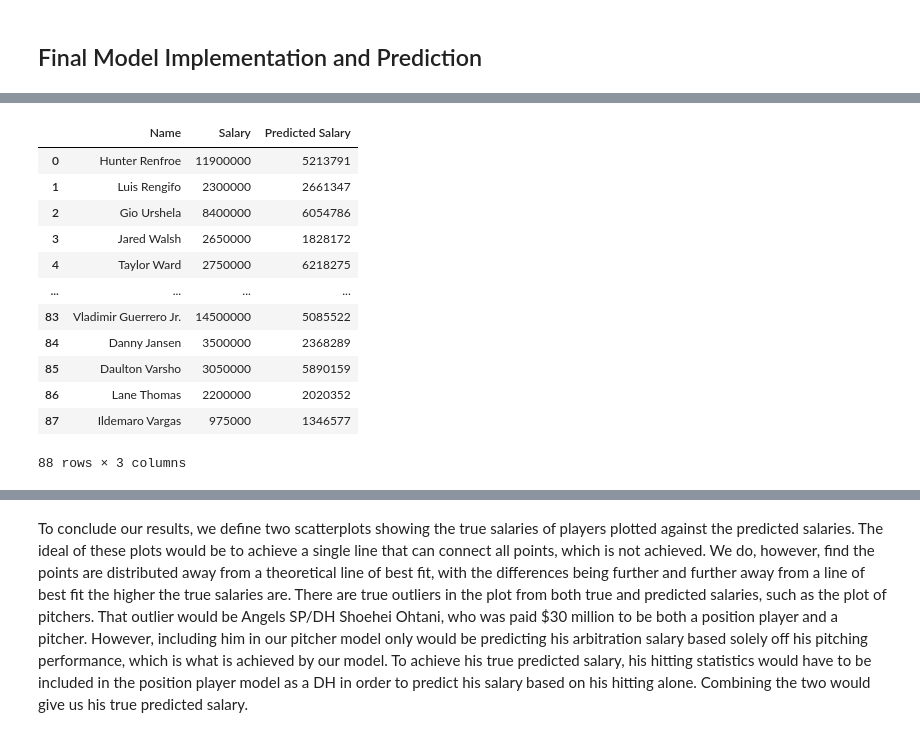
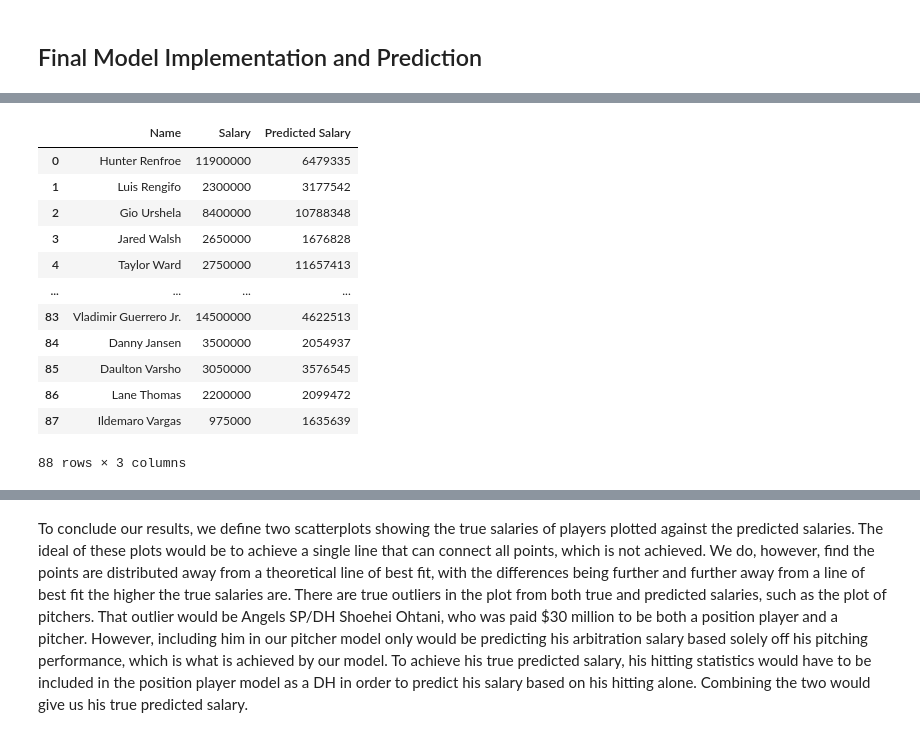
Before and after one commit to COGS118A/Group029-SP23, a Jupyter notebook: FinalProject_Group029-SP23.ipynb, the cells around one changed output, grey strips where cells are left out. Saved outputs shown, nothing was run; the diff lists cells and outputs as text; code cells hidden in the pictures.

```diff
--- a/FinalProject_Group029-SP23.ipynb
+++ b/FinalProject_Group029-SP23.ipynb
@@ -948,4 +948,7 @@ pitchers_standard_scale_cols = ['FIP', 'CSW%', 'BB/9', 'RE24', 'AVG']
 pitchers_one_hot_cols = ['Position', 'Service Time']
+# %%
+scaler_player_salary = StandardScaler().fit(df_plyrs['Salary'].values.reshape(-1,1))
+scaler_pitcher_salary = StandardScaler().fit(df_pitchers['Salary'].values.reshape(-1,1))
 # %%
 df_plyrs_scaled = apply_scaler_to_columns(df_plyrs, MinMaxScaler(), plyrs_min_max_cols)
 df_plyrs_scaled = apply_scaler_to_columns(df_plyrs_scaled, StandardScaler(), plyrs_standard_scale_cols)
@@ -1431,7 +1506,7 @@ model_plyrs = nn_model_plyr
 # Use Keras Sequential to predict salaries for 2023 position players
 hit_data_2023_features = hit_2023.drop(['Name', 'Salary'], axis = 1)
 plyrs_salaries = pd.DataFrame()
-pred_hit_salary = model_plyrs.predict(hit_data_2023_features)
+pred_hit_salary = scaler_player_salary.inverse_transform(model_plyrs.predict(hit_data_2023_features))
 plyrs_salaries['Name'] = hit_2023['Name']
 plyrs_salaries['Salary'] = hit_2023['Salary']
 plyrs_salaries["Predicted Salary"] = pred_hit_salary
@@ -1443,15 +1518,15 @@ plyrs_salaries
 |  | Name | Salary | Predicted Salary |
-| 0 | Hunter Renfroe | 11900000 | 5213791 |
-| 1 | Luis Rengifo | 2300000 | 2661347 |
-| 2 | Gio Urshela | 8400000 | 6054786 |
-| 3 | Jared Walsh | 2650000 | 1828172 |
-| 4 | Taylor Ward | 2750000 | 6218275 |
+| 0 | Hunter Renfroe | 11900000 | 6479335 |
+| 1 | Luis Rengifo | 2300000 | 3177542 |
+| 2 | Gio Urshela | 8400000 | 10788348 |
+| 3 | Jared Walsh | 2650000 | 1676828 |
+| 4 | Taylor Ward | 2750000 | 11657413 |
 | ... | ... | ... | ... |
-| 83 | Vladimir Guerrero Jr. | 14500000 | 5085522 |
-| 84 | Danny Jansen | 3500000 | 2368289 |
-| 85 | Daulton Varsho | 3050000 | 5890159 |
-| 86 | Lane Thomas | 2200000 | 2020352 |
-| 87 | Ildemaro Vargas | 975000 | 1346577 |
+| 83 | Vladimir Guerrero Jr. | 14500000 | 4622513 |
+| 84 | Danny Jansen | 3500000 | 2054937 |
+| 85 | Daulton Varsho | 3050000 | 3576545 |
+| 86 | Lane Thomas | 2200000 | 2099472 |
+| 87 | Ildemaro Vargas | 975000 | 1635639 |
 88 rows × 3 columns
 # %%
 # Define axes to show differences between predicted and true salaries for 2023 pitchers and position players
```
Also changed, not shown: parts of 31 cells of this notebook.
